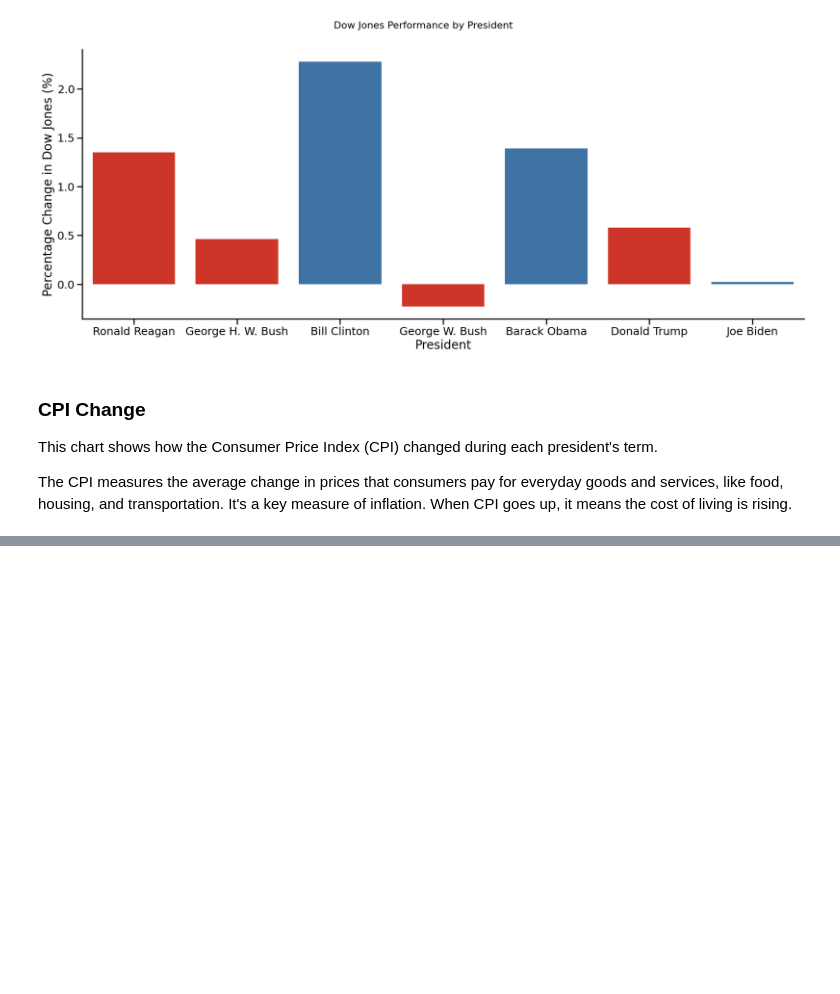
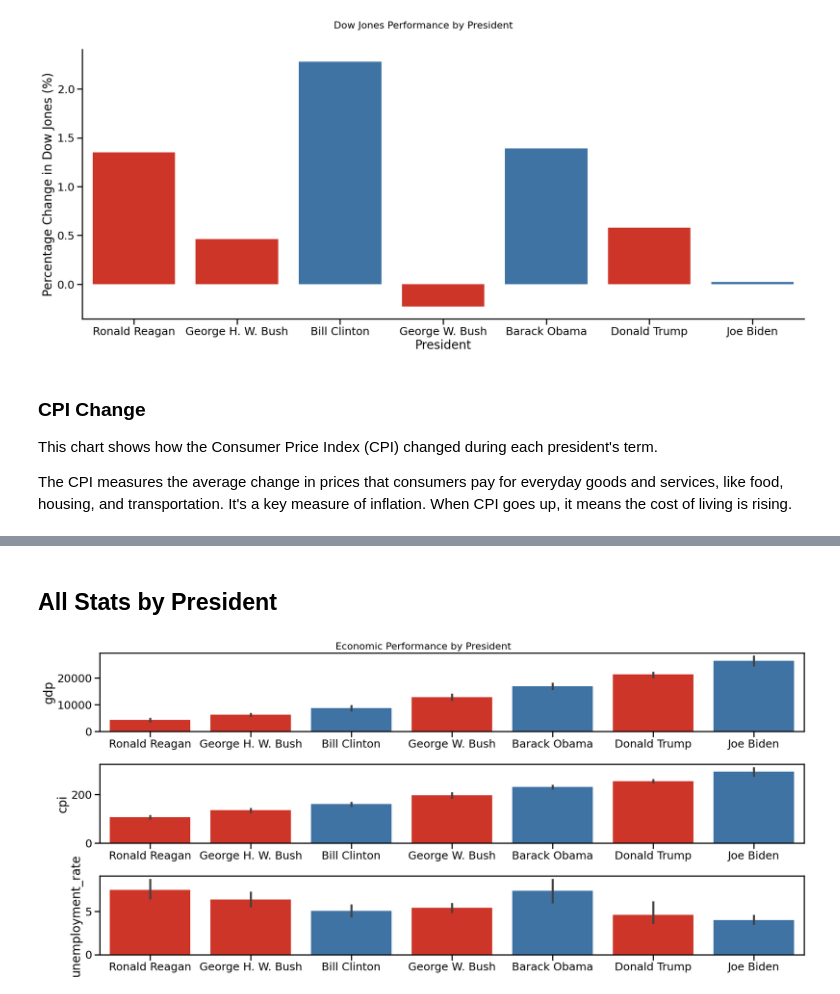
Before and after one commit to cliffpyles/EconomicPerformance, a Jupyter notebook: EconomicPerformance.ipynb, the cells around one changed output, grey strips where cells are left out. Drawn from its saved outputs; the diff is of its cells as text; code cells hidden in the pictures; blank space fills up the shorter version.

```diff
--- a/EconomicPerformance.ipynb
+++ b/EconomicPerformance.ipynb
@@ -126,6 +216,12 @@ economic_indicators_df = pd.read_csv("./datasets/US_Economic_Indicators.csv")
 presidents_df = pd.read_csv("./datasets/presidents.csv")
 market_performance_df = pd.read_csv("./datasets/market-performance-by-president_1.csv")
 cpi_df = pd.read_csv("./datasets/shiller_cpi_cleaned_for_kaggle.csv")
+cpi_data_df = pd.read_csv("./datasets/cpi_data.csv")
+gdp_data_df = pd.read_csv("./datasets/gdp_data.csv")
+unemployment_data_df = pd.read_csv("./datasets/unemployment_data.csv")
+economic_indicators_2_df = cpi_data_df.merge(gdp_data_df, on="DATE", how="inner").merge(
+    unemployment_data_df, on="DATE", how="inner"
+)
 # %% [markdown]
 ## Data Wrangling
 
@@ -137,6 +233,20 @@ standardize_columns(economic_indicators_df)
 standardize_columns(presidents_df)
 standardize_columns(market_performance_df)
 standardize_columns(cpi_df)
+standardize_columns(economic_indicators_2_df)
+
+
+economic_indicators_2_df["date_segmented"] = economic_indicators_2_df["date"].str.split(
+    "-"
+)
+economic_indicators_2_df[["year", "month", "day"]] = pd.DataFrame(
+    economic_indicators_2_df["date_segmented"].tolist(),
+    index=economic_indicators_2_df.index,
+)
+economic_indicators_2_df = (
+    economic_indicators_2_df.groupby(by="year").last().reset_index()
+)
+economic_indicators_2_df["year"] = economic_indicators_2_df["year"].astype(int)
 
 
 # Standarize spellings
@@ -218,6 +328,7 @@ active_columns = [
     # "inflation",
 ]
 
+# Version 1 of stats (stats_df)
 stats_df = modern_presidents_df.join(economic_growth_df).dropna()
 stats_df.drop(columns=["presidents"], inplace=True)
 
@@ -240,8 +351,19 @@ stats_df = stats_df.merge(modern_cpi_df, how="inner", on="year")
 
 stats_df = stats_df[active_columns]
 
-# stats_df
-# stats_df[active_columns]
+# Version 2 of stats (economic_stats_df)
+economic_stats_df = stats_df[["name", "year", "party"]].merge(
+    economic_indicators_2_df, on="year", how="inner"
+)
+economic_stats_df = economic_stats_df.rename(
+    columns={
+        "cpiaucsl": "cpi",
+        "unrate": "unemployment_rate",
+    }
+)
+economic_stats_df = economic_stats_df[
+    ["name", "year", "party", "cpi", "gdp", "unemployment_rate"]
+]
 # %% [markdown]
 ## Reports
 
@@ -335,0 +461,10 @@ plot_stat_by_president(
+# %% [markdown]
+## All Stats by President
+# %%
+plot_multiple_stats_by_president(
+    economic_stats_df,
+    stat_cols=["gdp", "cpi", "unemployment_rate"],
+    title="Economic Performance by President",
+)
+# %% [output]
+[figure, added]
```
Also changed, not shown: parts of 7 cells of this notebook, 3 other files.
